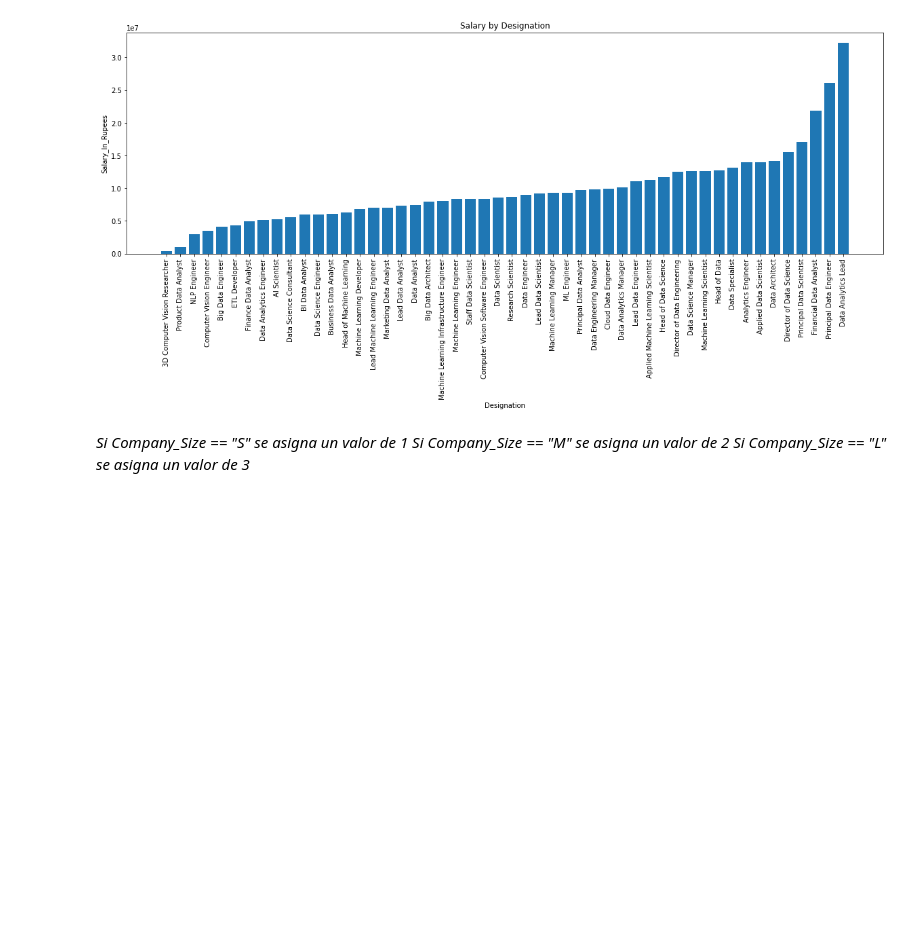
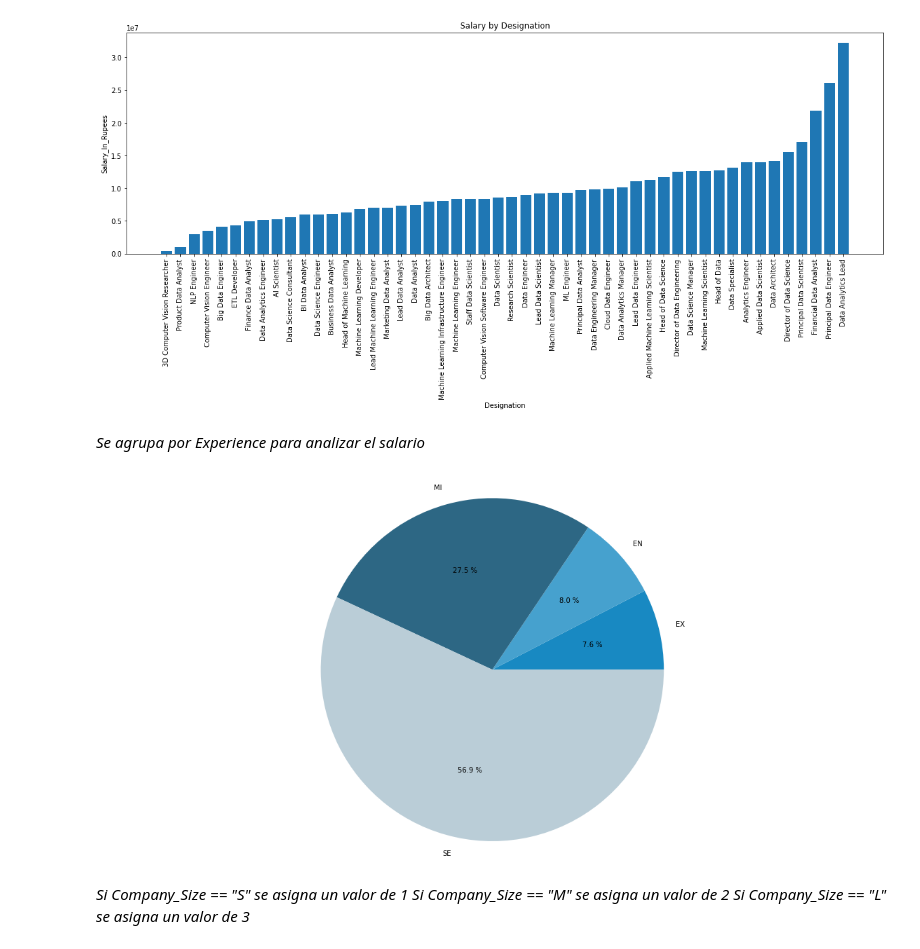
Before and after one commit to mrodriguez2000/Python, a Jupyter notebook: Visualización.ipynb, the cells around one changed output. Cells and saved outputs as stored; diff of their text form; code cells hidden in the pictures; blank space fills up the shorter version.

```diff
--- a/Visualización.ipynb
+++ b/Visualización.ipynb
@@ -53,6 +53,17 @@ plt.xticks(rotation=90)
 plt.show()
 # %% [output]
 [figure]
+# %% [markdown]
+*Se agrupa por Experience para analizar el salario*
+# %%
+Experience_Group = round(df.groupby("Experience").sum().sort_values("Salary_In_Rupees"), 2)
+Colors = ["#1889C2", "#46A1CE", "#2D6784", "#BACDD7"]
+plt.figure(figsize=(20, 10))
+plt.pie(Experience_Group["Salary_In_Rupees"], labels=Experience_Group.index, autopct="%0.1f %%", colors=Colors)
+plt.axis("equal")
+plt.show()
+# %% [output]
+[figure, added]
 # %% [markdown]
 *Si Company_Size == "S" se asigna un valor de 1*
 *Si Company_Size == "M" se asigna un valor de 2*
```
Also changed, not shown: parts of 3 cells of this notebook.
